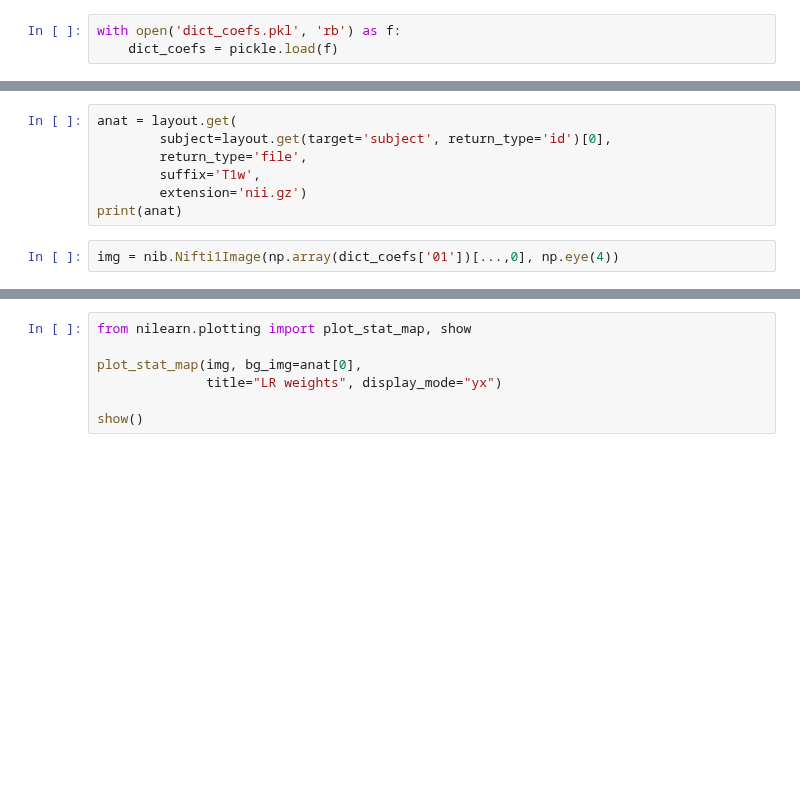
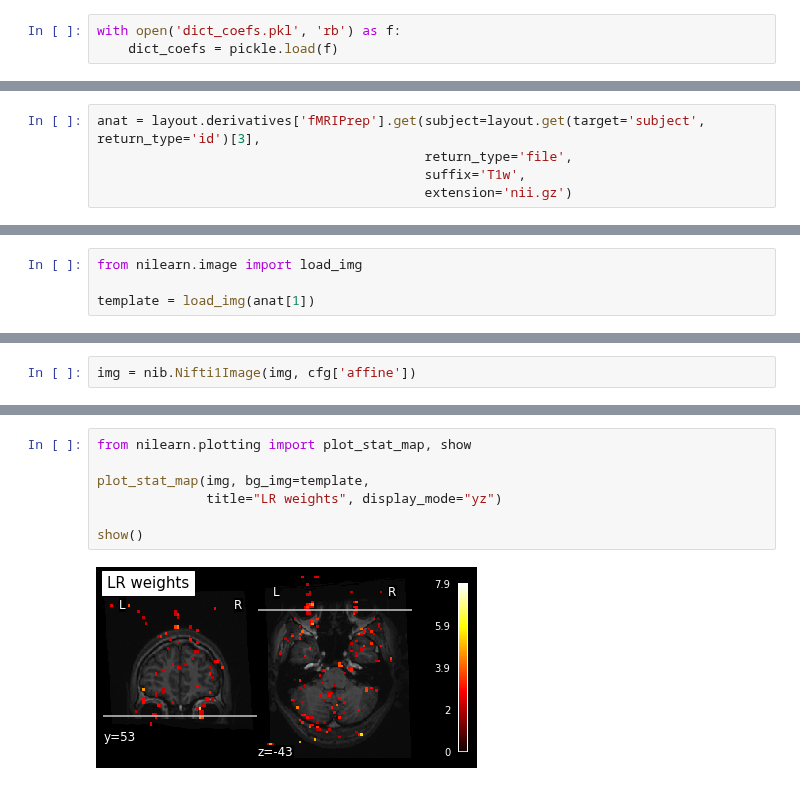
Before and after one commit to CCS-Lab/project_model_based_fmri, a Jupyter notebook: examples/1stlevel_analysis.ipynb, the cells around one changed output, grey strips where cells are left out. Cells and saved outputs as stored; diff of their text form; blank space fills up the shorter version.

```diff
--- a/examples/1stlevel_analysis.ipynb
+++ b/examples/1stlevel_analysis.ipynb
@@ -214,9 +268,5 @@ with open('dict_coefs.pkl', 'rb') as f:
 # %%
-anat = layout.get(
-        subject=layout.get(target='subject', return_type='id')[0],
-        return_type='file',
-        suffix='T1w',
-        extension='nii.gz')
-print(anat)
+anat = layout.derivatives['fMRIPrep'].get(subject=layout.get(target='subject', return_type='id')[3],
+                                          return_type='file',
+                                          suffix='T1w',
+                                          extension='nii.gz')
-# %%
-img = nib.Nifti1Image(np.array(dict_coefs['01'])[...,0], np.eye(4))
@@ -222,0 +278,4 @@ img = nib.Nifti1Image(np.array(dict_coefs['01'])[...,0], np.eye(4))
+# %%
+from nilearn.image import load_img
+
+template = load_img(anat[1])
@@ -222,0 +286,2 @@ img = nib.Nifti1Image(np.array(dict_coefs['01'])[...,0], np.eye(4))
+# %%
+img = nib.Nifti1Image(img, cfg['affine'])
@@ -223,7 +308,9 @@ img = nib.Nifti1Image(np.array(dict_coefs['01'])[...,0], np.eye(4))
 # %%
 from nilearn.plotting import plot_stat_map, show
 
-plot_stat_map(img, bg_img=anat[0],
-              title="LR weights", display_mode="yx")
+plot_stat_map(img, bg_img=template,
+              title="LR weights", display_mode="yz")
 
 show()
+# %% [output]
+[figure, added]
```
Also changed, not shown: parts of 25 cells of this notebook, 6 other files.
